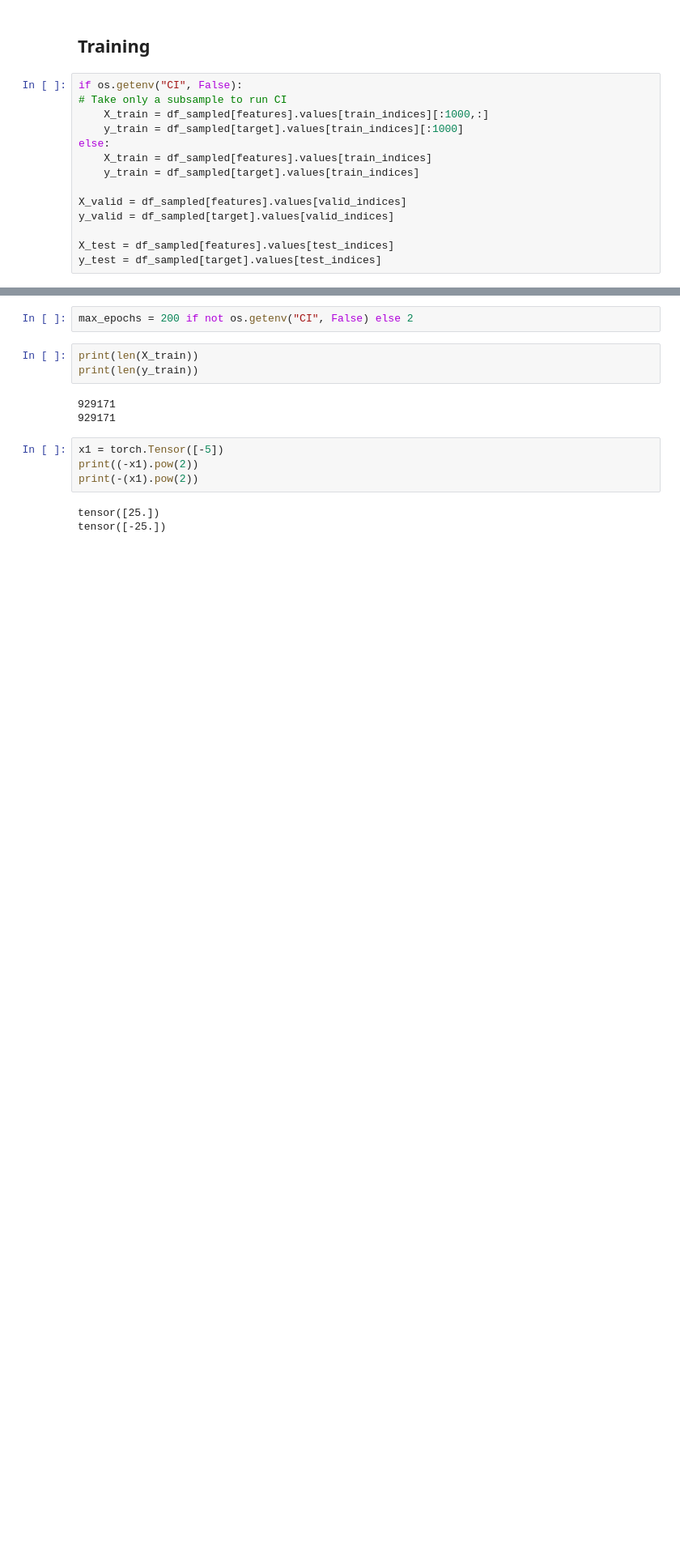
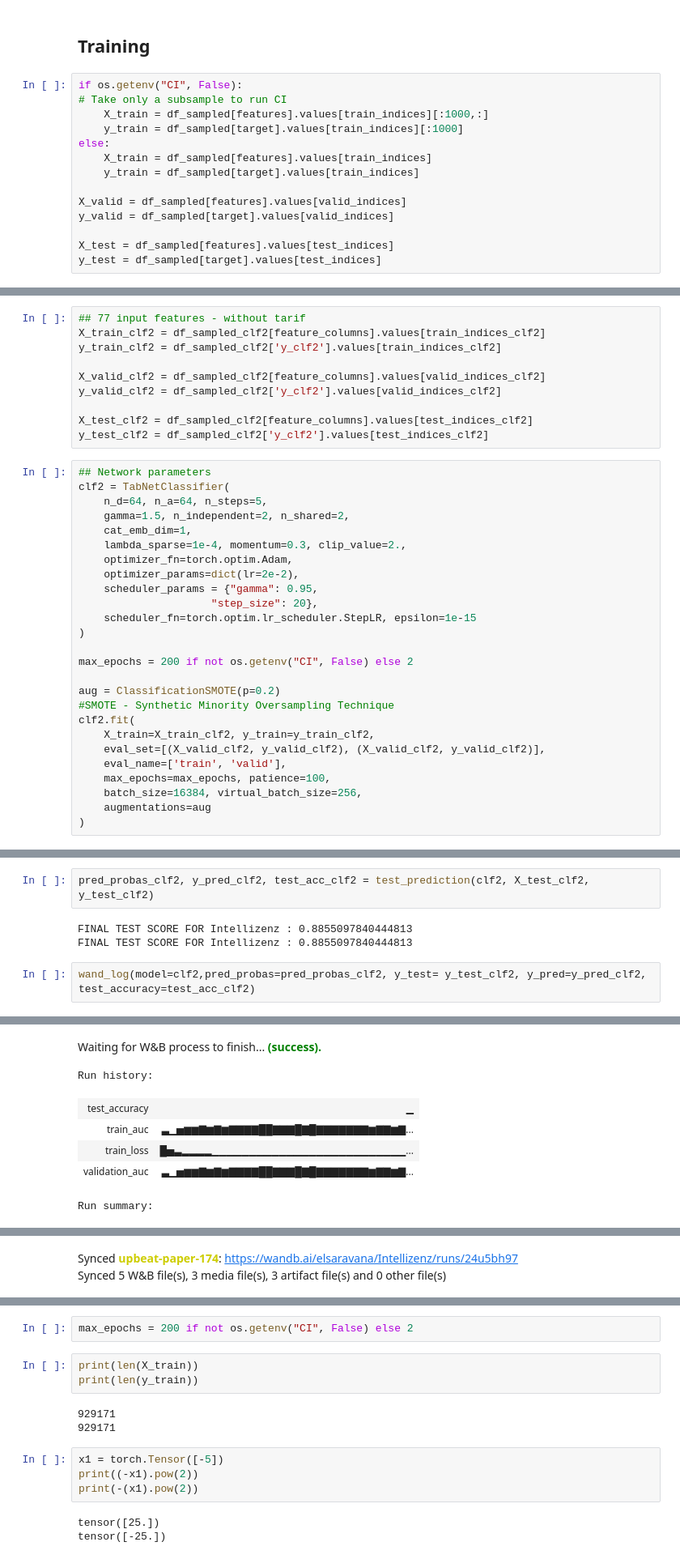
Before and after one commit to Saraavana/reclamation-processing, a Jupyter notebook: Neuro-symbolic-AI/SLASH/TabNet/baseline_intellizenz.ipynb, the cells around one changed output, grey strips where cells are left out. Shown at 81% size. Drawn from its saved outputs; the diff is of its cells as text; blank space fills up the shorter version.

```diff
--- a/Neuro-symbolic-AI/SLASH/TabNet/baseline_intellizenz.ipynb
+++ b/Neuro-symbolic-AI/SLASH/TabNet/baseline_intellizenz.ipynb
@@ -82,0 +457,36 @@ y_test = df_sampled[target].values[test_indices]
+# %%
+## 77 input features - without tarif
+X_train_clf2 = df_sampled_clf2[feature_columns].values[train_indices_clf2]
+y_train_clf2 = df_sampled_clf2['y_clf2'].values[train_indices_clf2]
+
+X_valid_clf2 = df_sampled_clf2[feature_columns].values[valid_indices_clf2]
+y_valid_clf2 = df_sampled_clf2['y_clf2'].values[valid_indices_clf2]
+
+X_test_clf2 = df_sampled_clf2[feature_columns].values[test_indices_clf2]
+y_test_clf2 = df_sampled_clf2['y_clf2'].values[test_indices_clf2]
+# %%
+## Network parameters
+clf2 = TabNetClassifier(
+    n_d=64, n_a=64, n_steps=5,
+    gamma=1.5, n_independent=2, n_shared=2,
+    cat_emb_dim=1,
+    lambda_sparse=1e-4, momentum=0.3, clip_value=2.,
+    optimizer_fn=torch.optim.Adam,
+    optimizer_params=dict(lr=2e-2),
+    scheduler_params = {"gamma": 0.95,
+                     "step_size": 20},
+    scheduler_fn=torch.optim.lr_scheduler.StepLR, epsilon=1e-15
+)
+
+max_epochs = 200 if not os.getenv("CI", False) else 2
+
+aug = ClassificationSMOTE(p=0.2)
+#SMOTE - Synthetic Minority Oversampling Technique
+clf2.fit(
+    X_train=X_train_clf2, y_train=y_train_clf2,
+    eval_set=[(X_valid_clf2, y_valid_clf2), (X_valid_clf2, y_valid_clf2)],
+    eval_name=['train', 'valid'],
+    max_epochs=max_epochs, patience=100,
+    batch_size=16384, virtual_batch_size=256,
+    augmentations=aug
+)
@@ -82,0 +511,8 @@ y_test = df_sampled[target].values[test_indices]
+# %%
+pred_probas_clf2, y_pred_clf2, test_acc_clf2 = test_prediction(clf2, X_test_clf2, y_test_clf2)
+# %% [output]
+FINAL TEST SCORE FOR Intellizenz : 0.8855097840444813
+FINAL TEST SCORE FOR Intellizenz : 0.8855097840444813
+# %%
+wand_log(model=clf2,pred_probas=pred_probas_clf2, y_test= y_test_clf2, y_pred=y_pred_clf2, test_accuracy=test_acc_clf2)
+# %% [output]
@@ -82,0 +524,7 @@ y_test = df_sampled[target].values[test_indices]
+Waiting for W&B process to finish... (success).
+Run history:
+| test_accuracy | ▁ |
+| train_auc | ▃▁▅▆▆▇▆▇▆▇▇▇▇██▇▇▇█▇█▇▇▇▇▇▇▇▆▇▇▆▇... |
+| train_loss | █▅▃▂▂▂▂▁▁▁▁▁▁▁▁▁▁▁▁▁▁▁▁▁▁▁▁▁▁▁▁▁▁... |
+| validation_auc | ▃▁▅▆▆▇▆▇▆▇▇▇▇██▇▇▇█▇█▇▇▇▇▇▇▇▆▇▇▆▇... |
+Run summary:
@@ -82,0 +535,2 @@ y_test = df_sampled[target].values[test_indices]
+Synced upbeat-paper-174: https://wandb.ai/elsaravana/Intellizenz/runs/24u5bh97
+Synced 5 W&B file(s), 3 media file(s), 3 artifact file(s) and 0 other file(s)
```
Also changed, not shown: parts of 65 cells of this notebook, 25 other files.
